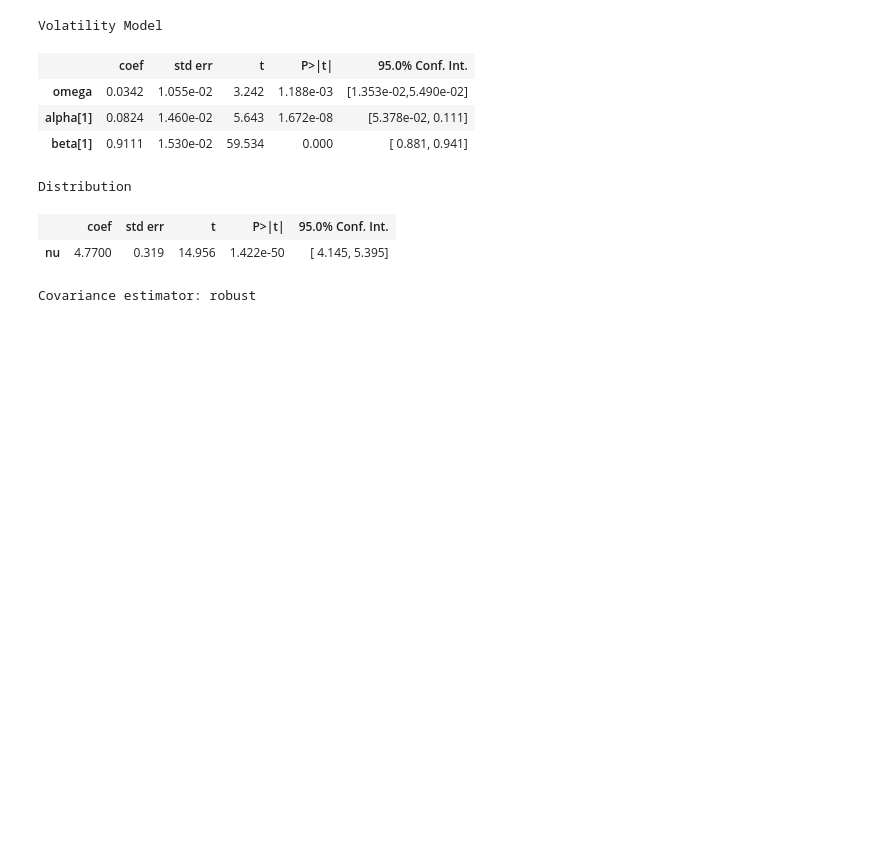
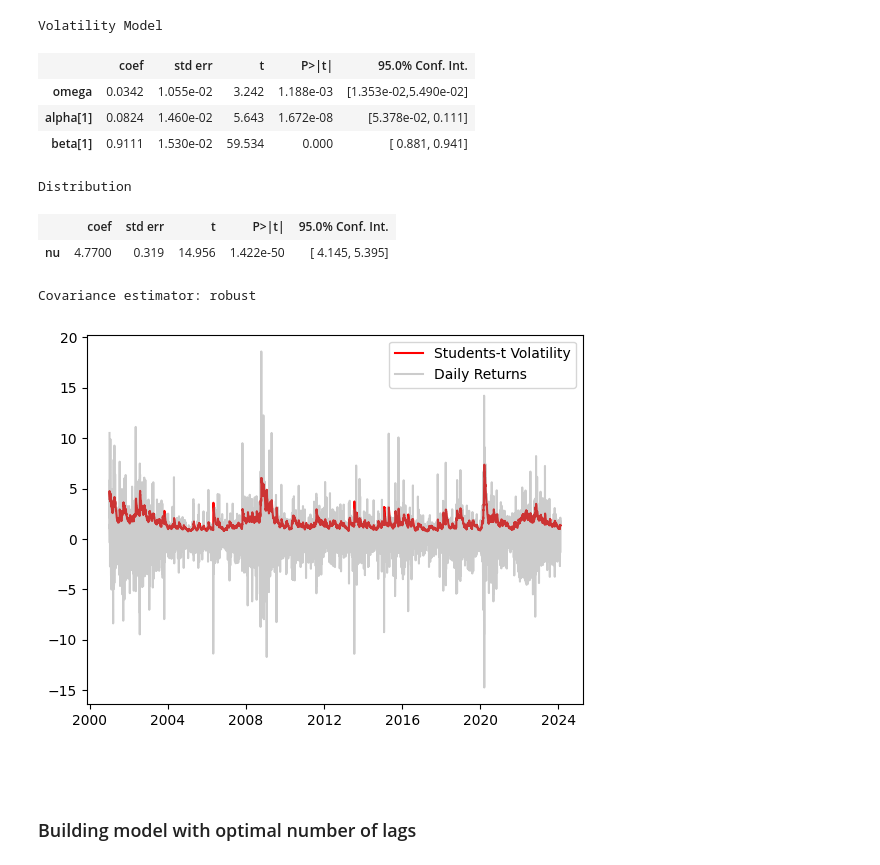
Before and after one commit to GrzegorzPus/Volatility-modeling-of-financial-instruments, a Jupyter notebook: Volatility modeling-Microsoft.ipynb, the cells around one changed output. Saved outputs shown, nothing was run; the diff lists cells and outputs as text; code cells hidden in the pictures; blank space fills up the shorter version.

```diff
--- a/Volatility modeling-Microsoft.ipynb
+++ b/Volatility modeling-Microsoft.ipynb
@@ -307,3 +307,16 @@ Distribution
 |  | coef | std err | t | P>|t| | 95.0% Conf. Int. |
 | nu | 4.7700 | 0.319 | 14.956 | 1.422e-50 | [ 4.145, 5.395] |
 Covariance estimator: robust
+# %%
+# Plot model fitting results
+plt.plot(garch11_std.conditional_volatility, color = 'red', label = 'Students-t Volatility')
+plt.plot(ms['Return'], color = 'grey',
+         label = 'Daily Returns', alpha = 0.4)
+plt.legend(loc = 'upper right')
+plt.show()
+# %% [output]
+[figure, added]
+# %% [markdown]
+<br>
+# %% [markdown]
+### Building model with optimal number of lags
```
Also changed, not shown: parts of 18 cells of this notebook.
